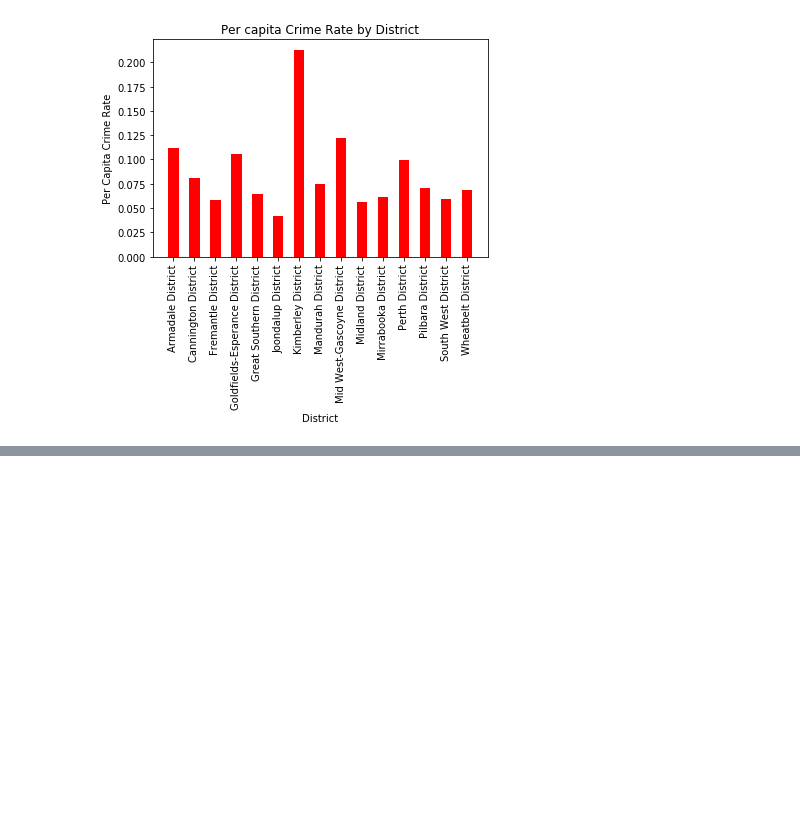
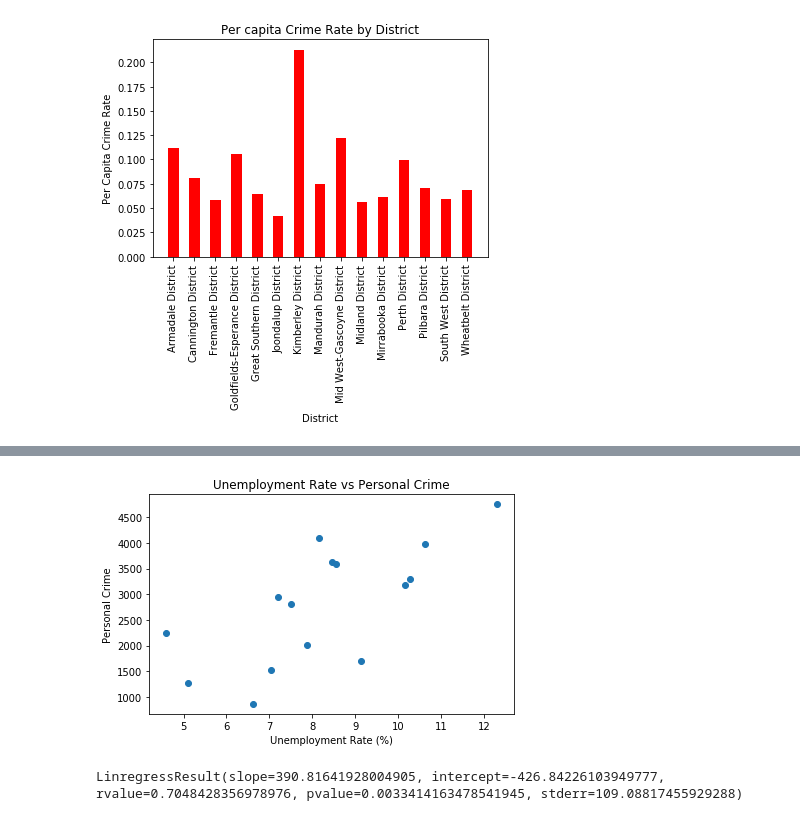
Before and after one commit to natalieddavies/BootcampProject1, a Jupyter notebook: unemployment_offences.ipynb, the cells around one changed output, grey strips where cells are left out. Saved outputs shown, nothing was run; the diff lists cells and outputs as text; code cells hidden in the pictures; blank space fills up the shorter version.

```diff
--- a/unemployment_offences.ipynb
+++ b/unemployment_offences.ipynb
@@ -310,0 +396,17 @@ plt.show()
+# %%
+unemploy_rate=percap_merge['Unemployment Rate (%)']
+personal=percap_merge['PERSONAL']
+plt.scatter(unemploy_rate,personal)
+
+plt.title('Unemployment Rate vs Personal Crime')
+plt.xlabel('Unemployment Rate (%)')
+plt.ylabel('Personal Crime')
+plt.tight_layout()
+plt.show()
+# %% [output]
+[figure, added]
+# %%
+linear_regression = st.linregress(unemploy_rate,personal)
+linear_regression
+# %% [output]
+LinregressResult(slope=390.81641928004905, intercept=-426.84226103949777, rvalue=0.7048428356978976, pvalue=0.0033414163478541945, stderr=109.08817455929288)
```
Also changed, not shown: parts of 14 cells of this notebook, 1 other file.
